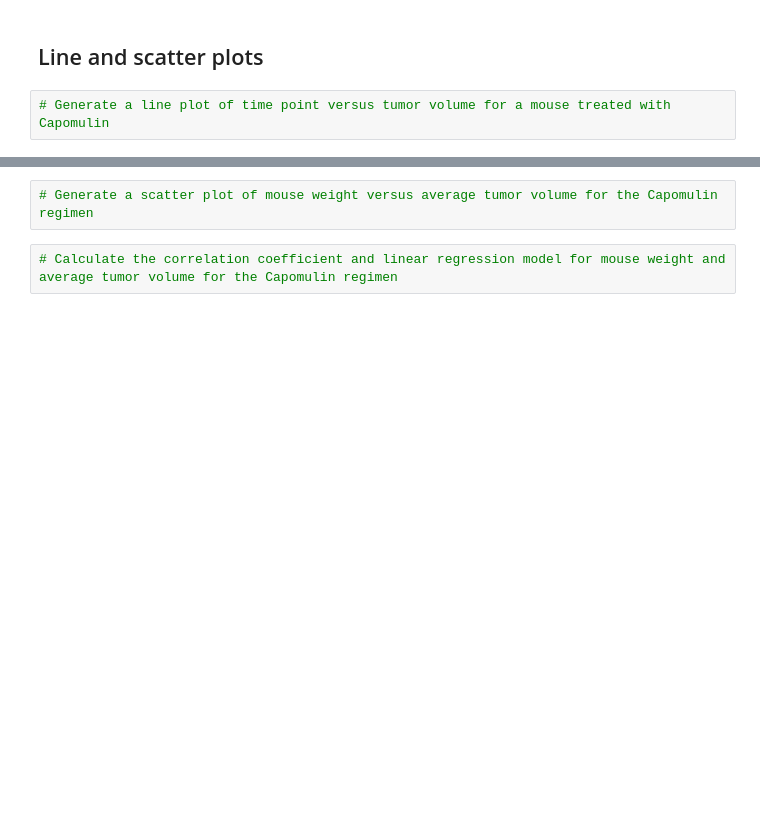
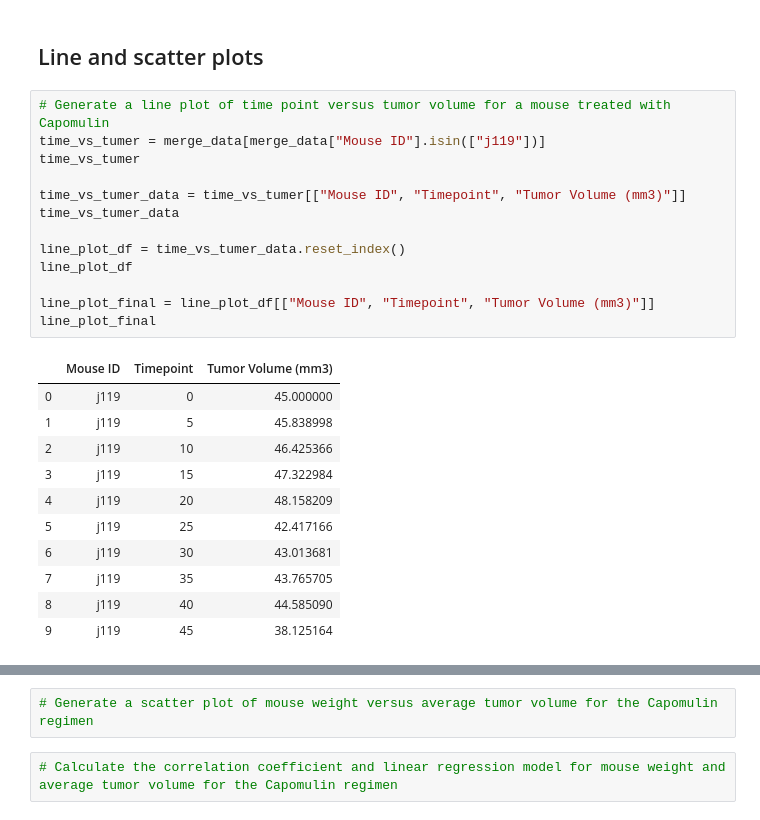
Before and after one commit to BaouleSama/Drug_Study_Analysis, a Jupyter notebook: Pymaceuticals/pymaceuticals_starter.ipynb, the cells around one changed output, grey strips where cells are left out. Drawn from its saved outputs; the diff is of its cells as text; blank space fills up the shorter version.

```diff
--- a/Pymaceuticals/pymaceuticals_starter.ipynb
+++ b/Pymaceuticals/pymaceuticals_starter.ipynb
@@ -229,3 +273,26 @@ plt.axis("equal")
 ## Line and scatter plots
 # %%
 # Generate a line plot of time point versus tumor volume for a mouse treated with Capomulin
+time_vs_tumer = merge_data[merge_data["Mouse ID"].isin(["j119"])]
+time_vs_tumer
+
+time_vs_tumer_data = time_vs_tumer[["Mouse ID", "Timepoint", "Tumor Volume (mm3)"]]
+time_vs_tumer_data
+
+line_plot_df = time_vs_tumer_data.reset_index()
+line_plot_df
+
+line_plot_final = line_plot_df[["Mouse ID", "Timepoint", "Tumor Volume (mm3)"]]
+line_plot_final
+# %% [output]
+|  | Mouse ID | Timepoint | Tumor Volume (mm3) |
+| 0 | j119 | 0 | 45.000000 |
+| 1 | j119 | 5 | 45.838998 |
+| 2 | j119 | 10 | 46.425366 |
+| 3 | j119 | 15 | 47.322984 |
+| 4 | j119 | 20 | 48.158209 |
+| 5 | j119 | 25 | 42.417166 |
+| 6 | j119 | 30 | 43.013681 |
+| 7 | j119 | 35 | 43.765705 |
+| 8 | j119 | 40 | 44.585090 |
+| 9 | j119 | 45 | 38.125164 |
```
Also changed, not shown: parts of 5 cells of this notebook.
